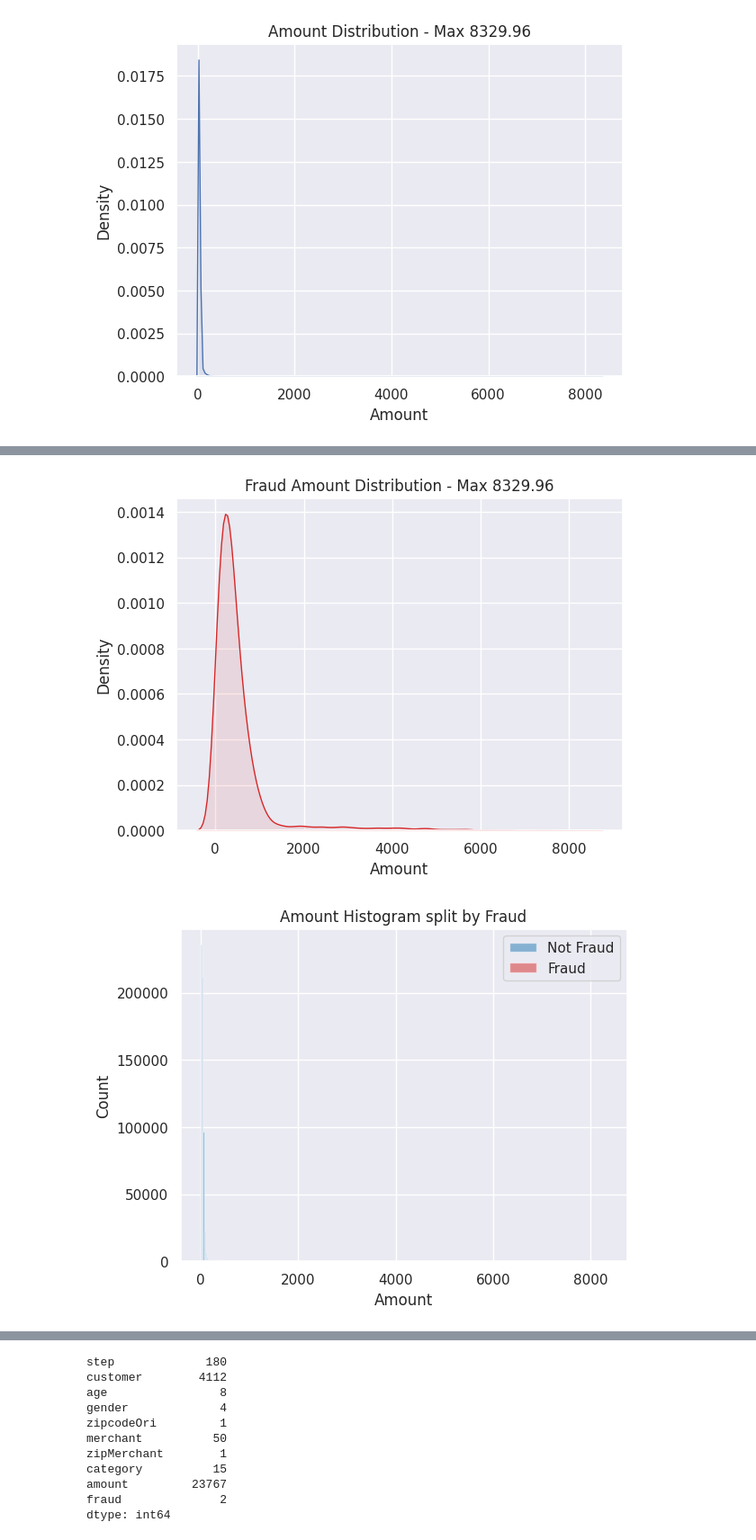
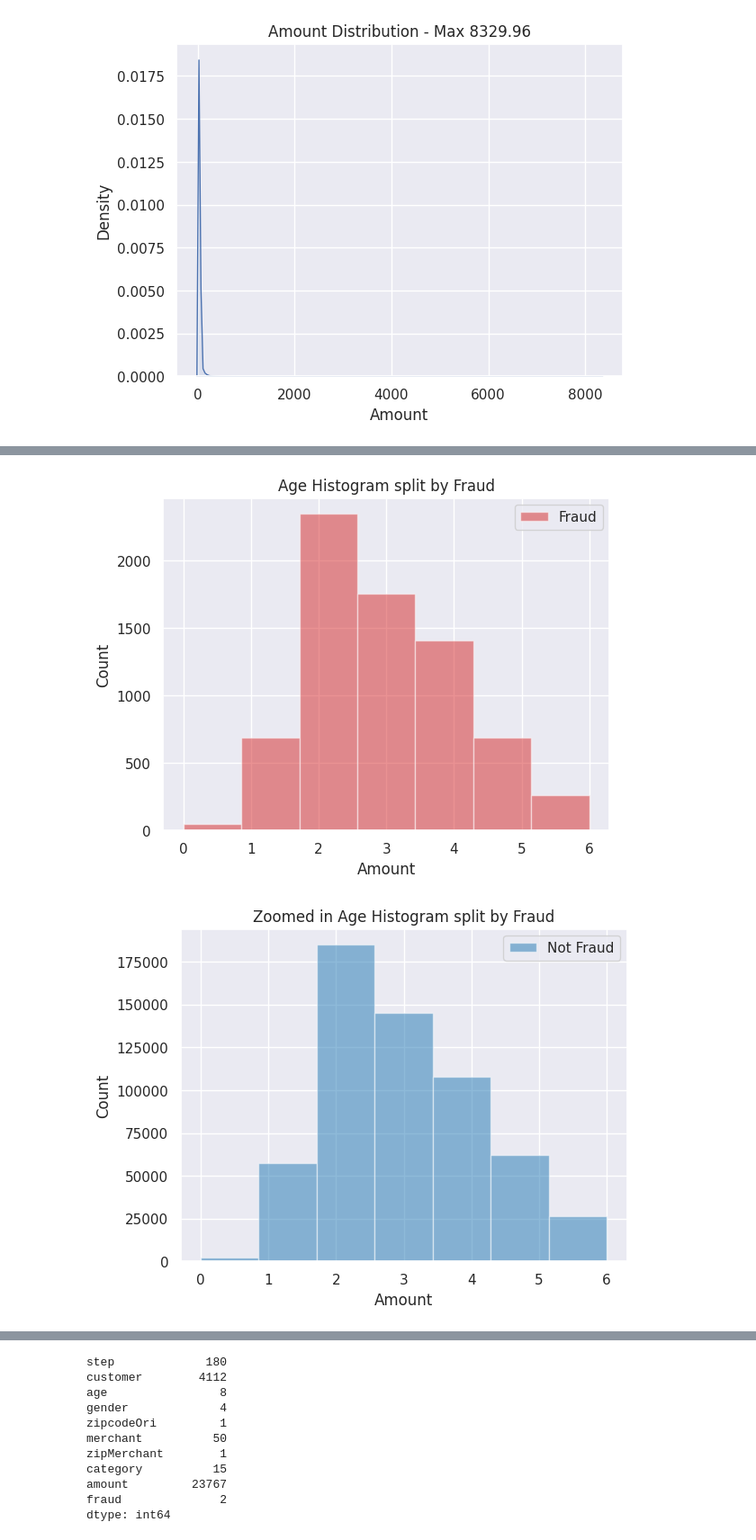
Before and after one commit to hollow-owl/CSCE439_final_project, a Jupyter notebook: banksim1.ipynb, the cells around one changed output, grey strips where cells are left out. Shown at 90% size. Cells and saved outputs as stored; diff of their text form; code cells hidden in the pictures.

Commit message:
Commit Models and Graphs

```diff
--- a/banksim1.ipynb
+++ b/banksim1.ipynb
@@ -215,31 +272,26 @@ Text(0.5, 1.0, 'Amount Distribution - Max 8329.96')
 # %%
-fraud = bank_trans.loc[bank_trans.fraud == 1]
-not_fraud = bank_trans.loc[bank_trans.fraud == 0]
+data = bank_trans
+data.age = pd.to_numeric(data.age.str.strip('\''), errors='coerce')
 
-sns.kdeplot(data=fraud, x='amount', fill=True, color='#d62728', alpha=0.1, linewidth=1)
-plt.xlabel('Amount')
-plt.ylabel('Density')
-max_amount = max(fraud.amount)
-plt.title(f'Fraud Amount Distribution - Max {max_amount}')
-plt.show()
-
-plt.hist(not_fraud.amount, alpha=0.5,label='Not Fraud', bins=100, color='#1f77b4')
-plt.hist(fraud.amount, alpha=0.5,label='Fraud', bins=100, color='#d62728')
-plt.title('Amount Histogram split by Fraud')
+fraud = data.loc[data.fraud == 1]
+not_fraud = data.loc[data.fraud == 0]
+# plt.hist(not_fraud.age, alpha=0.5,label='Not Fraud', bins=100, color='#1f77b4')
+plt.hist(fraud.age, alpha=0.5,label='Fraud', bins=7, color='#d62728')
+plt.title('Age Histogram split by Fraud')
 plt.xlabel('Amount')
 plt.ylabel('Count')
 plt.legend()
 plt.show()
 
-plt.hist(not_fraud.amount, alpha=0.5,label='Not Fraud', bins=100, color='#1f77b4')
-plt.hist(fraud.amount, alpha=0.5,label='Fraud', bins=100, color='#d62728')
-plt.ylim(0,10000)
-plt.xlim(0,1000)
-plt.title('Zoomed in Amount Histogram split by Fraud')
+plt.hist(not_fraud.age, alpha=0.5,label='Not Fraud', bins=7, color='#1f77b4')
+# plt.hist(fraud.age, alpha=0.5,label='Fraud', bins=100, color='#d62728')
+# plt.ylim(0,10000)
+# plt.xlim(0,1000)
+plt.title('Zoomed in Age Histogram split by Fraud')
 plt.xlabel('Amount')
 plt.ylabel('Count')
 plt.legend()
 plt.show()
 # %% [output]
-[figure, old version]
+[figure, new version]
-[figure, old version]
+[figure, new version]
```
Also changed, not shown: parts of 9 cells of this notebook, 29 other files.
